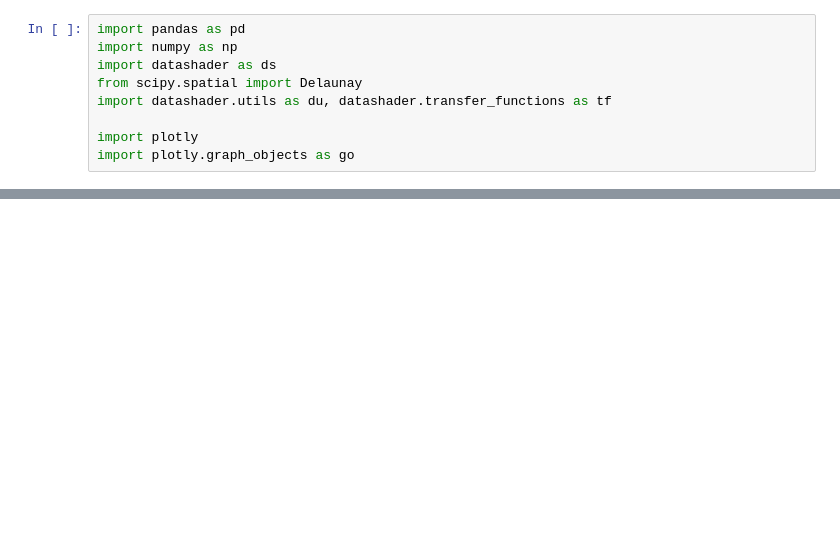
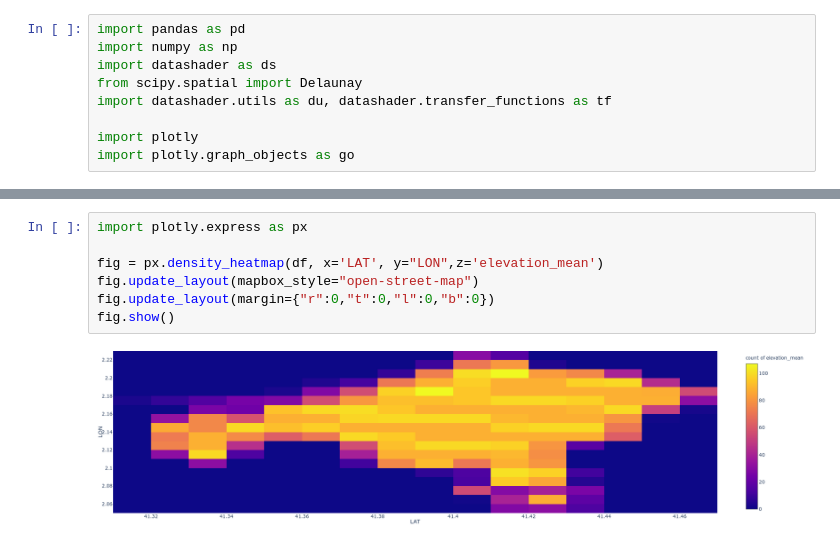
Before and after one commit to BielStela/climate_challenge, a Jupyter notebook: presentacio_viz.ipynb, the cells around one changed output, grey strips where cells are left out. Saved outputs shown, nothing was run; the diff lists cells and outputs as text; blank space fills up the shorter version.

```diff
--- a/presentacio_viz.ipynb
+++ b/presentacio_viz.ipynb
@@ -57,0 +47,9 @@ fig.show()
+# %%
+import plotly.express as px
+
+fig = px.density_heatmap(df, x='LAT', y="LON",z='elevation_mean')
+fig.update_layout(mapbox_style="open-street-map")
+fig.update_layout(margin={"r":0,"t":0,"l":0,"b":0})
+fig.show()
+# %% [output]
+[figure, added]
```
Also changed, not shown: parts of 11 cells of this notebook.
